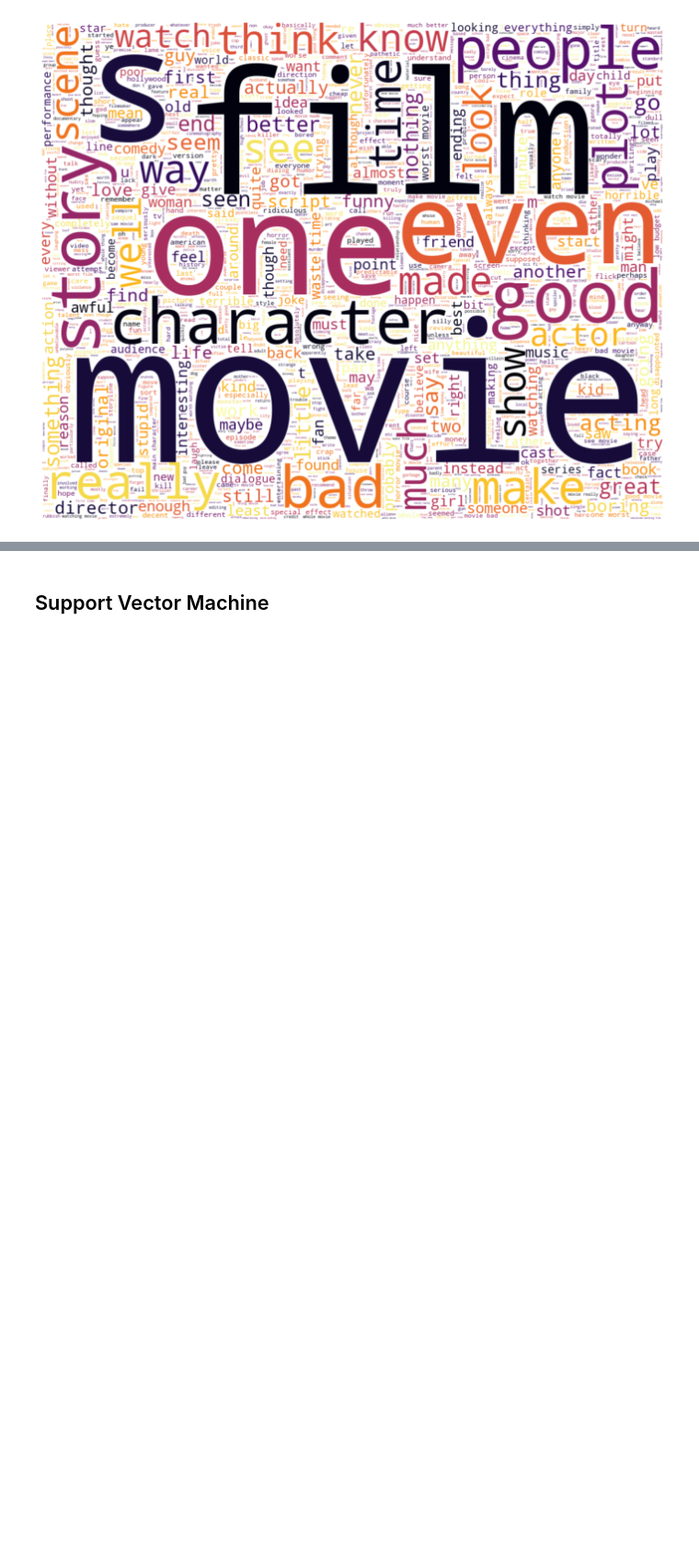
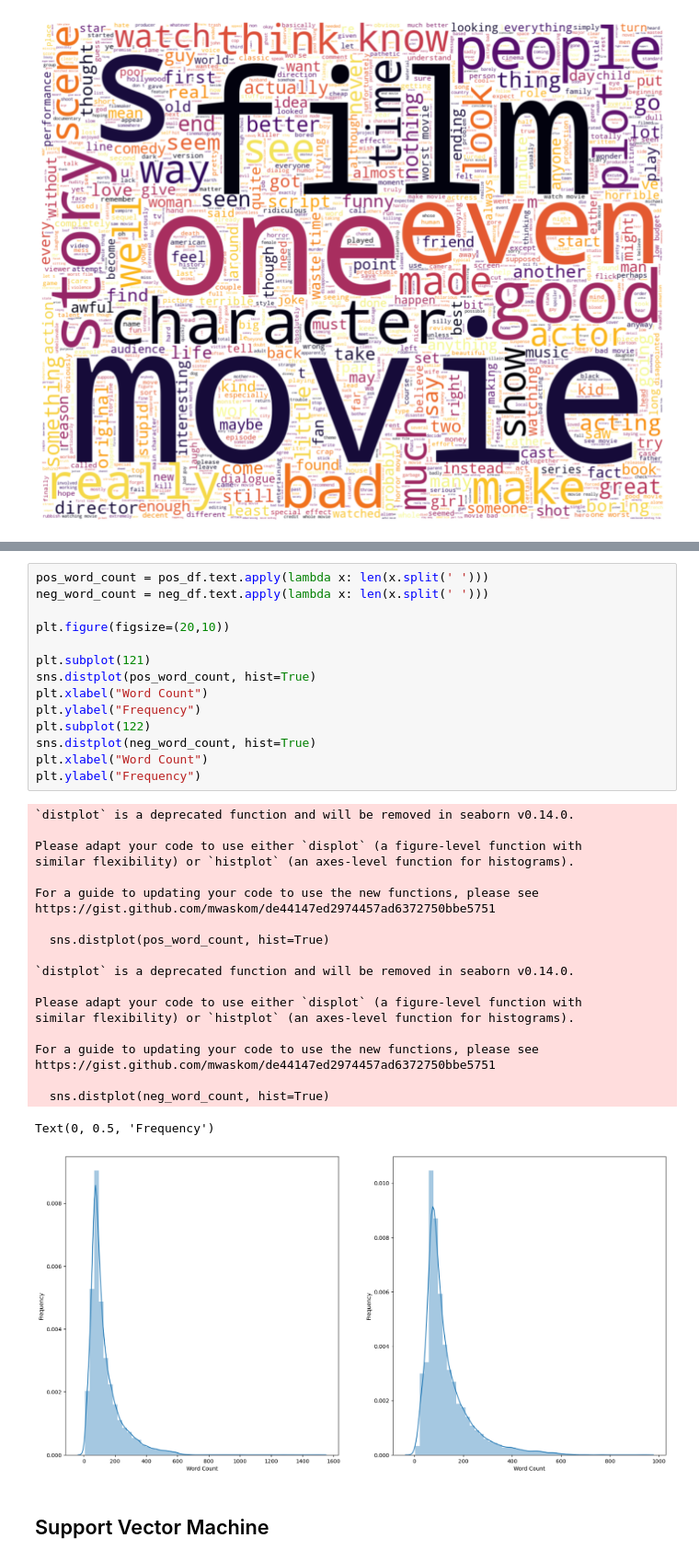
Before and after one commit to carlyle105142/IMDB_Movie_Review_Classification, a Jupyter notebook: text_classification.ipynb, the cells around one changed output, grey strips where cells are left out. Shown at 92% size. Saved outputs shown, nothing was run; the diff lists cells and outputs as text; blank space fills up the shorter version.

```diff
--- a/text_classification.ipynb
+++ b/text_classification.ipynb
@@ -169,3 +166,39 @@ plt.show()
+# %%
+pos_word_count = pos_df.text.apply(lambda x: len(x.split(' ')))
+neg_word_count = neg_df.text.apply(lambda x: len(x.split(' ')))
+
+plt.figure(figsize=(20,10))
+
+plt.subplot(121)
+sns.distplot(pos_word_count, hist=True)
+plt.xlabel("Word Count")
+plt.ylabel("Frequency")
+plt.subplot(122)
+sns.distplot(neg_word_count, hist=True)
+plt.xlabel("Word Count")
+plt.ylabel("Frequency")
+# %% [output]
+`distplot` is a deprecated function and will be removed in seaborn v0.14.0.
+
+Please adapt your code to use either `displot` (a figure-level function with
+similar flexibility) or `histplot` (an axes-level function for histograms).
+
+For a guide to updating your code to use the new functions, please see
+https://gist.github.com/mwaskom/de44147ed2974457ad6372750bbe5751
+
+  sns.distplot(pos_word_count, hist=True)
+
+`distplot` is a deprecated function and will be removed in seaborn v0.14.0.
+
+Please adapt your code to use either `displot` (a figure-level function with
+similar flexibility) or `histplot` (an axes-level function for histograms).
+
+For a guide to updating your code to use the new functions, please see
+https://gist.github.com/mwaskom/de44147ed2974457ad6372750bbe5751
+
+  sns.distplot(neg_word_count, hist=True)
+Text(0, 0.5, 'Frequency')
+[figure, added]
 # %% [markdown]
 ## Support Vector Machine
 # %%
```
Also changed, not shown: parts of 17 cells of this notebook, 1 other file.
